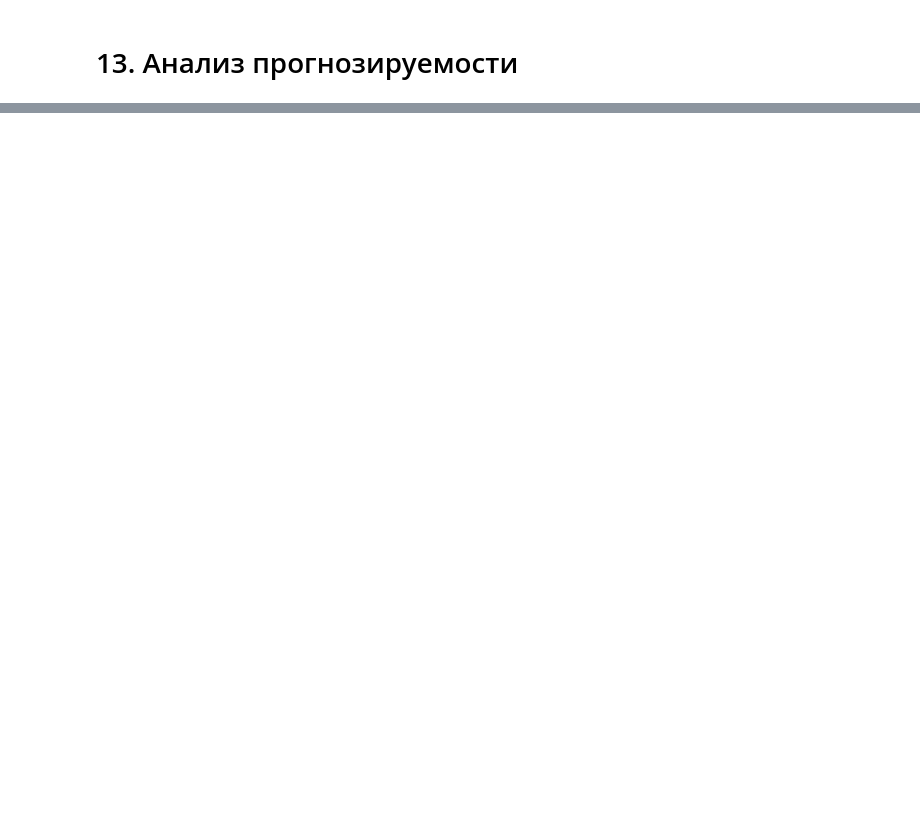
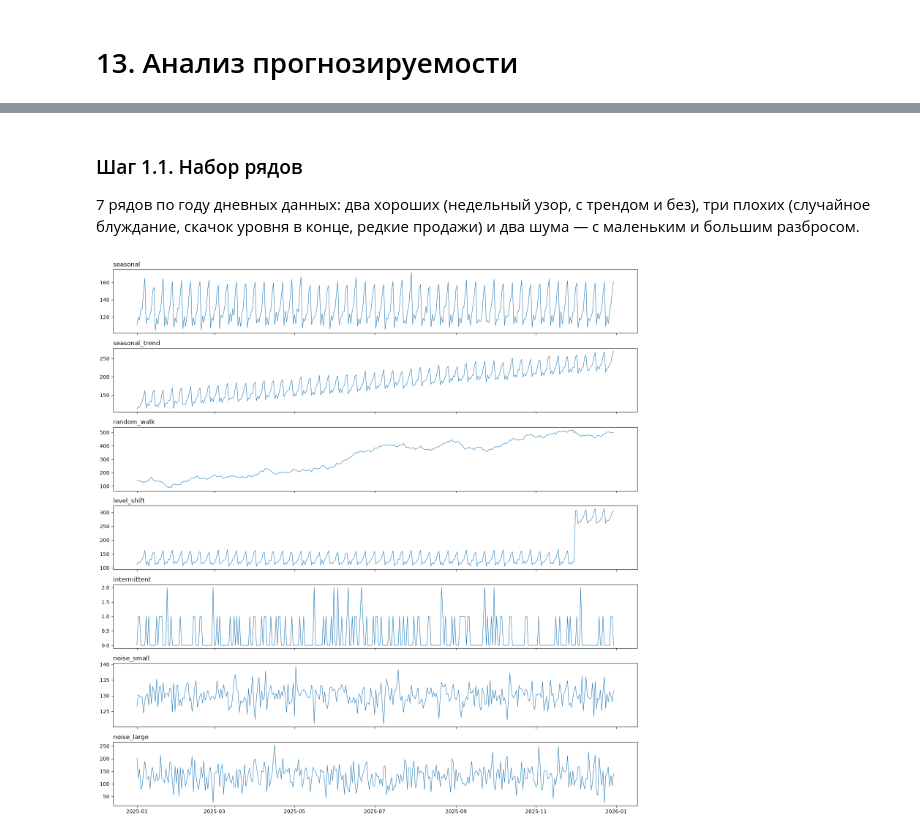
Before and after one commit to skv-analyst/study-data-analytics, a Jupyter notebook: 05-etna/notebooks/13-predictability.ipynb, the cells around one changed output, grey strips where cells are left out. Saved outputs shown, nothing was run; the diff lists cells and outputs as text; code cells hidden in the pictures; blank space fills up the shorter version.

```diff
--- a/05-etna/notebooks/13-predictability.ipynb
+++ b/05-etna/notebooks/13-predictability.ipynb
@@ -59,0 +44,38 @@ def save_fig(fig, name: str) -> None:
+# %% [markdown]
+### Шаг 1.1. Набор рядов
+
+7 рядов по году дневных данных: два хороших (недельный узор, с трендом и без), три плохих (случайное блуждание, скачок уровня в конце, редкие продажи) и два шума — с маленьким и большим разбросом.
+# %%
+# 7 рядов по году дневных данных, у каждого понятная «судьба»
+PERIODS = 52 * 7
+DAY_OF_WEEK_PATTERN = np.array([10, 20, 15, 25, 30, 50, 60], dtype=float)
+rng = np.random.RandomState(RANDOM_SEED)
+t = np.arange(PERIODS)
+weekly = np.tile(DAY_OF_WEEK_PATTERN, PERIODS // 7)
+
+SERIES = {
+    # хорошие: узор повторяется, шум маленький
+    "seasonal": 100 + weekly + rng.normal(0, 3, PERIODS),
+    "seasonal_trend": 100 + 0.3 * t + weekly + rng.normal(0, 3, PERIODS),
+    # плохие: будущее не следует из прошлого
+    "random_walk": 150 + np.cumsum(rng.normal(0, 8, PERIODS)),
+    "level_shift": 100 + weekly + rng.normal(0, 3, PERIODS) + np.where(t >= PERIODS - 30, 150, 0),
+    "intermittent": rng.poisson(0.3, PERIODS).astype(float),
+    # шум: узора нет, но разброс маленький относительно уровня
+    "noise_small": 130 + rng.normal(0, 3, PERIODS),
+    "noise_large": 130 + rng.normal(0, 40, PERIODS),
+}
+timestamps = pd.date_range("2025-01-01", periods=PERIODS, freq="D")
+df = pd.concat(
+    [pd.DataFrame({"timestamp": timestamps, "segment": name, "target": values}) for name, values in SERIES.items()]
+)
+ts = TSDataset(df, freq="D")
+
+fig, axes = plt.subplots(len(SERIES), 1, figsize=(15, 2.2 * len(SERIES)), sharex=True)
+for ax, name in zip(axes, SERIES):
+    ax.plot(timestamps, SERIES[name], linewidth=0.8)
+    ax.set_title(name, loc="left")
+fig.tight_layout()
+save_fig(fig, "series")
+# %% [output]
+[figure, added]
```
Also changed, not shown: parts of 20 cells of this notebook, 3 other files.
